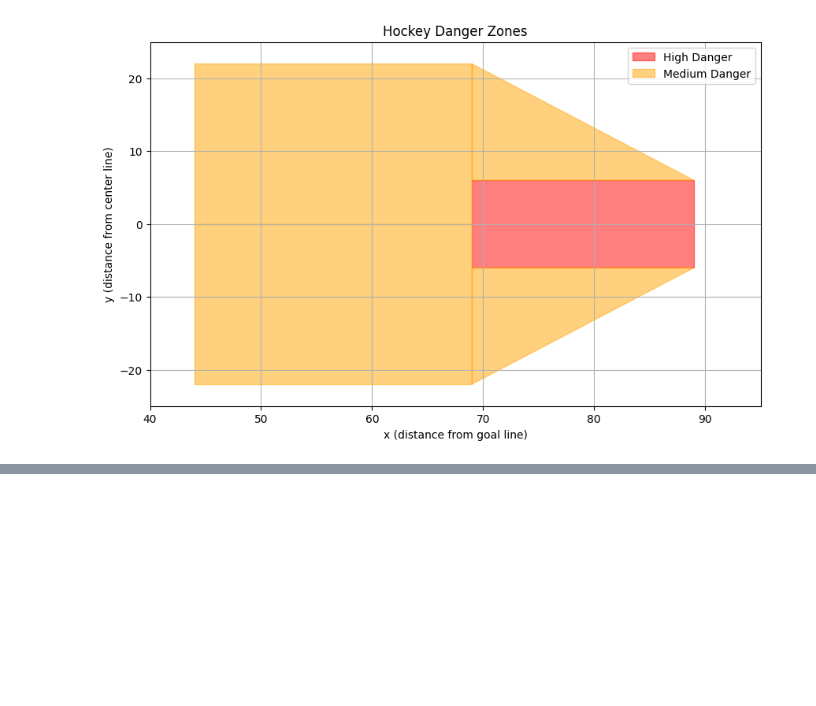
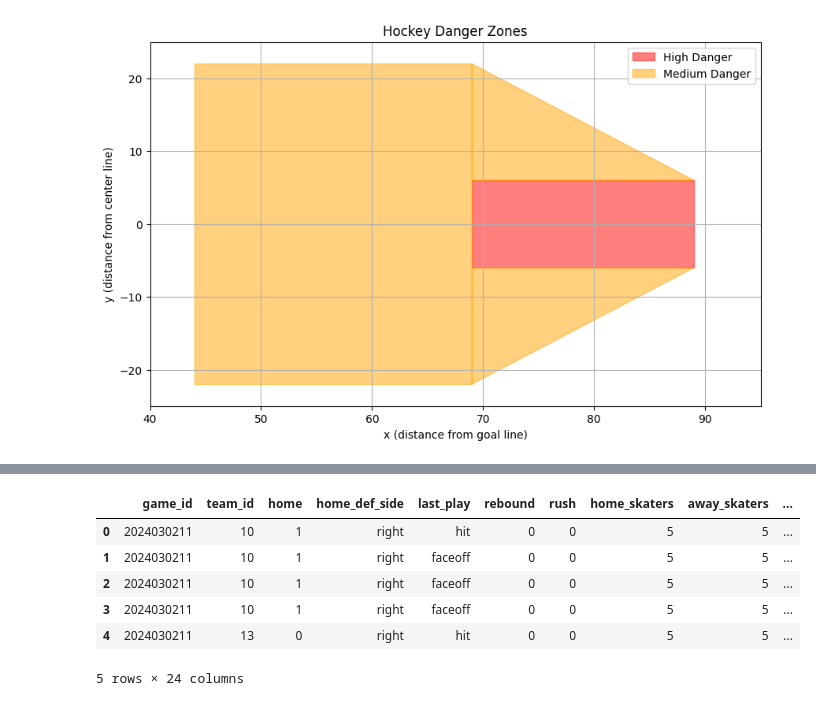
Before and after one commit to nolantphillips/nhl_predictors, a Jupyter notebook: notebooks/01_build_scraper.ipynb, the cells around one changed output, grey strips where cells are left out. Drawn from its saved outputs; the diff is of its cells as text; code cells hidden in the pictures; blank space fills up the shorter version.

```diff
--- a/notebooks/01_build_scraper.ipynb
+++ b/notebooks/01_build_scraper.ipynb
@@ -427,0 +451,6 @@ test.scrape_fenwick_shots([2025020331])
+# %%
+scraper = NHLShotScraper(seasons=[20242025])
+game_ids_20242025 = scraper.get_game_ids()
+shots_20242025 = scraper.scrape_fenwick_shots(game_ids_20242025)
+shots_20242025.head()
+# %% [output]
@@ -427,0 +459,7 @@ test.scrape_fenwick_shots([2025020331])
+|  | game_id | team_id | home | home_def_side | last_play | rebound | rush | home_skaters | away_skaters | ... |
+| 0 | 2024030211 | 10 | 1 | right | hit | 0 | 0 | 5 | 5 | ... |
+| 1 | 2024030211 | 10 | 1 | right | faceoff | 0 | 0 | 5 | 5 | ... |
+| 2 | 2024030211 | 10 | 1 | right | faceoff | 0 | 0 | 5 | 5 | ... |
+| 3 | 2024030211 | 10 | 1 | right | faceoff | 0 | 0 | 5 | 5 | ... |
+| 4 | 2024030211 | 13 | 0 | right | hit | 0 | 0 | 5 | 5 | ... |
+5 rows × 24 columns
```
Also changed, not shown: parts of 9 cells of this notebook.
